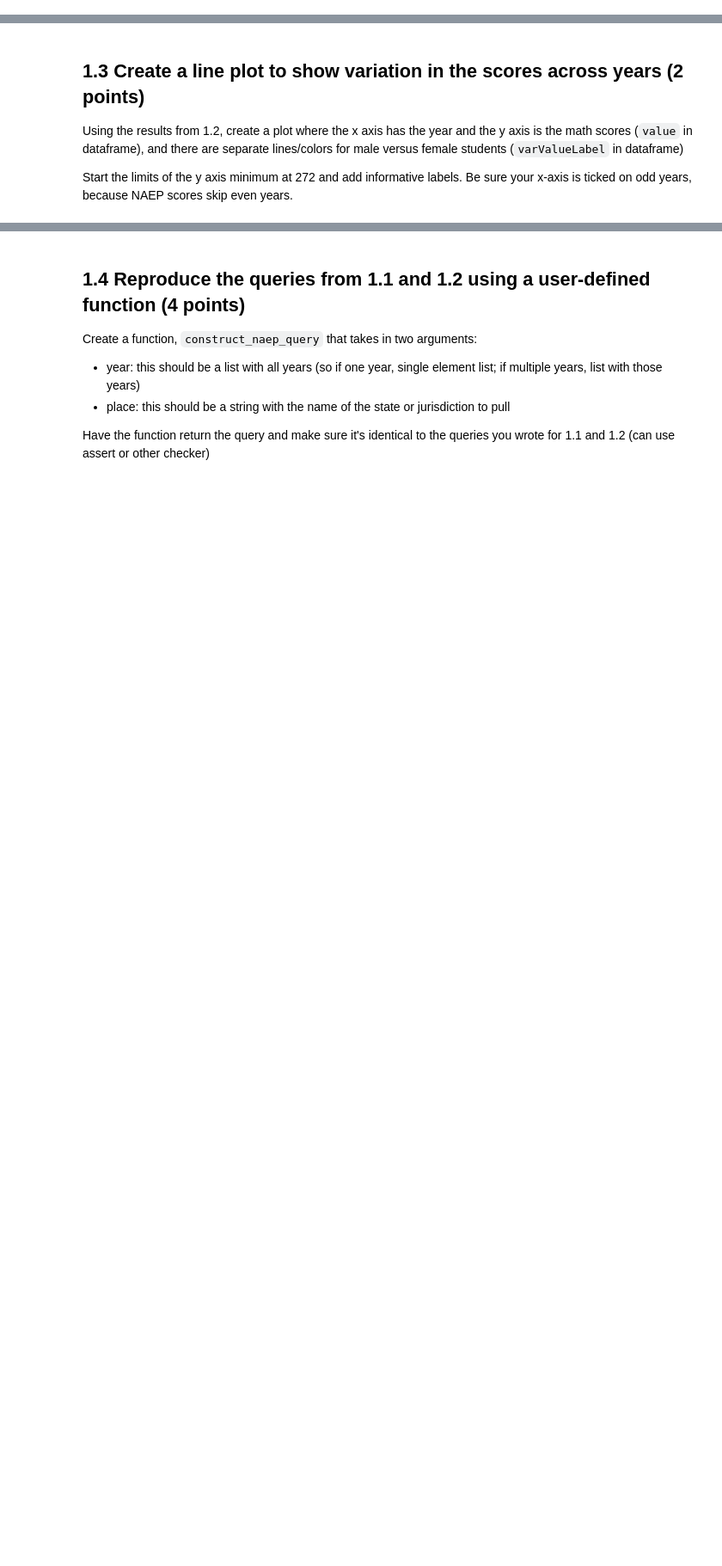
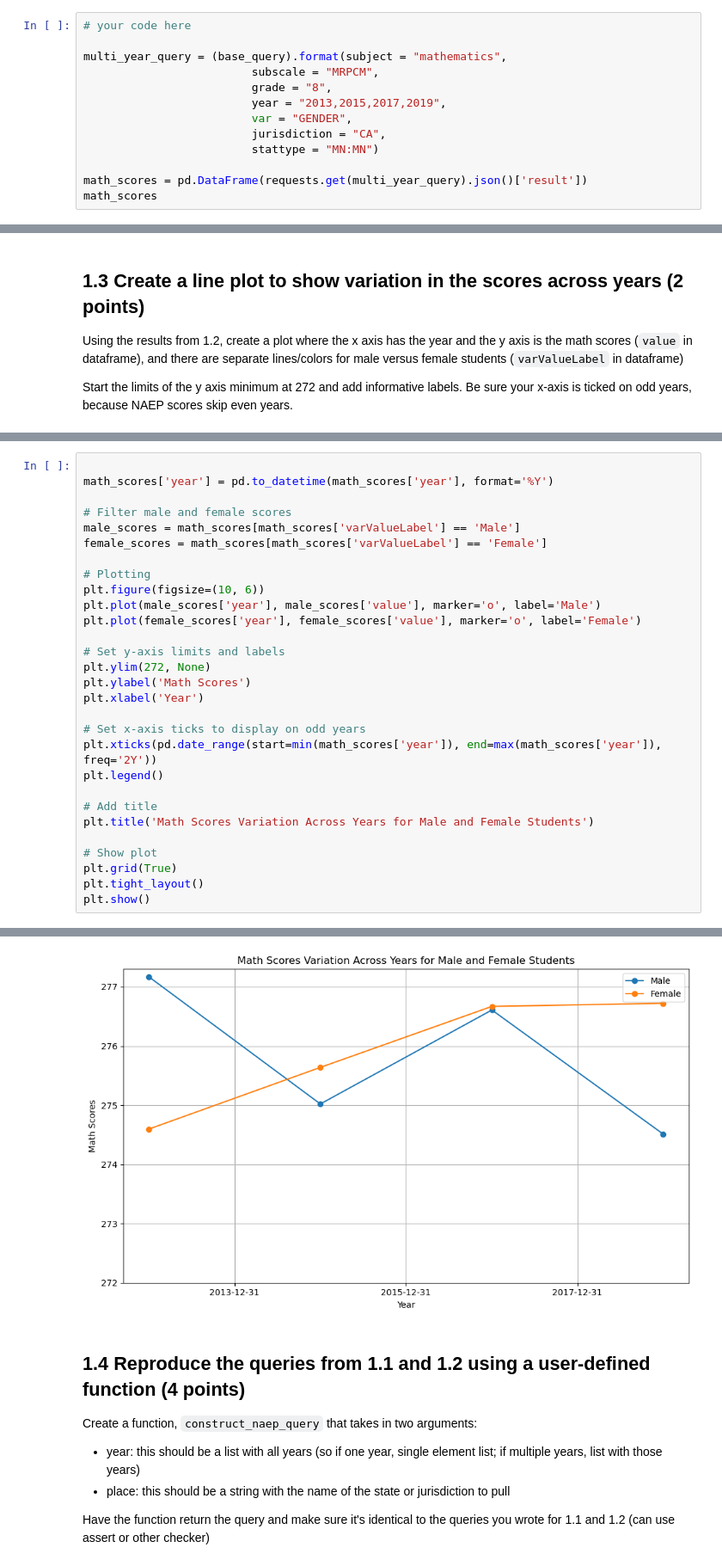
Before and after one commit to herbertfreeze/QSS20_S24, a Jupyter notebook: problemsets/pset4/pset4_blank.ipynb, the cells around one changed output, grey strips where cells are left out. Shown at 86% size. Saved outputs shown, nothing was run; the diff lists cells and outputs as text; blank space fills up the shorter version.

```diff
--- a/problemsets/pset4/pset4_blank.ipynb
+++ b/problemsets/pset4/pset4_blank.ipynb
@@ -115,0 +138,13 @@ Same as 1.1 but pull the years 2013, 2015, 2017, and 2019 (search documentation
+# %%
+# your code here
+
+multi_year_query = (base_query).format(subject = "mathematics",
+                         subscale = "MRPCM",
+                         grade = "8",
+                         year = "2013,2015,2017,2019",
+                         var = "GENDER",
+                         jurisdiction = "CA",
+                         stattype = "MN:MN")
+
+math_scores = pd.DataFrame(requests.get(multi_year_query).json()['result'])
+math_scores
@@ -123,0 +167,30 @@ Start the limits of the y axis minimum at 272 and add informative labels. Be sur
+# %%
+
+math_scores['year'] = pd.to_datetime(math_scores['year'], format='%Y')
+
+# Filter male and female scores
+male_scores = math_scores[math_scores['varValueLabel'] == 'Male']
+female_scores = math_scores[math_scores['varValueLabel'] == 'Female']
+
+# Plotting
+plt.figure(figsize=(10, 6))
+plt.plot(male_scores['year'], male_scores['value'], marker='o', label='Male')
+plt.plot(female_scores['year'], female_scores['value'], marker='o', label='Female')
+
+# Set y-axis limits and labels
+plt.ylim(272, None)
+plt.ylabel('Math Scores')
+plt.xlabel('Year')
+
+# Set x-axis ticks to display on odd years
+plt.xticks(pd.date_range(start=min(math_scores['year']), end=max(math_scores['year']), freq='2Y'))
+plt.legend()
+
+# Add title
+plt.title('Math Scores Variation Across Years for Male and Female Students')
+
+# Show plot
+plt.grid(True)
+plt.tight_layout()
+plt.show()
+# %% [output]
@@ -124,3 +211,4 @@ Start the limits of the y axis minimum at 272 and add informative labels. Be sur
+[figure, added]
 # %% [markdown]
 ## 1.4 Reproduce the queries from 1.1 and 1.2 using a user-defined function (4 points)
 
```
Also changed, not shown: parts of 17 cells of this notebook, 2 other files.
